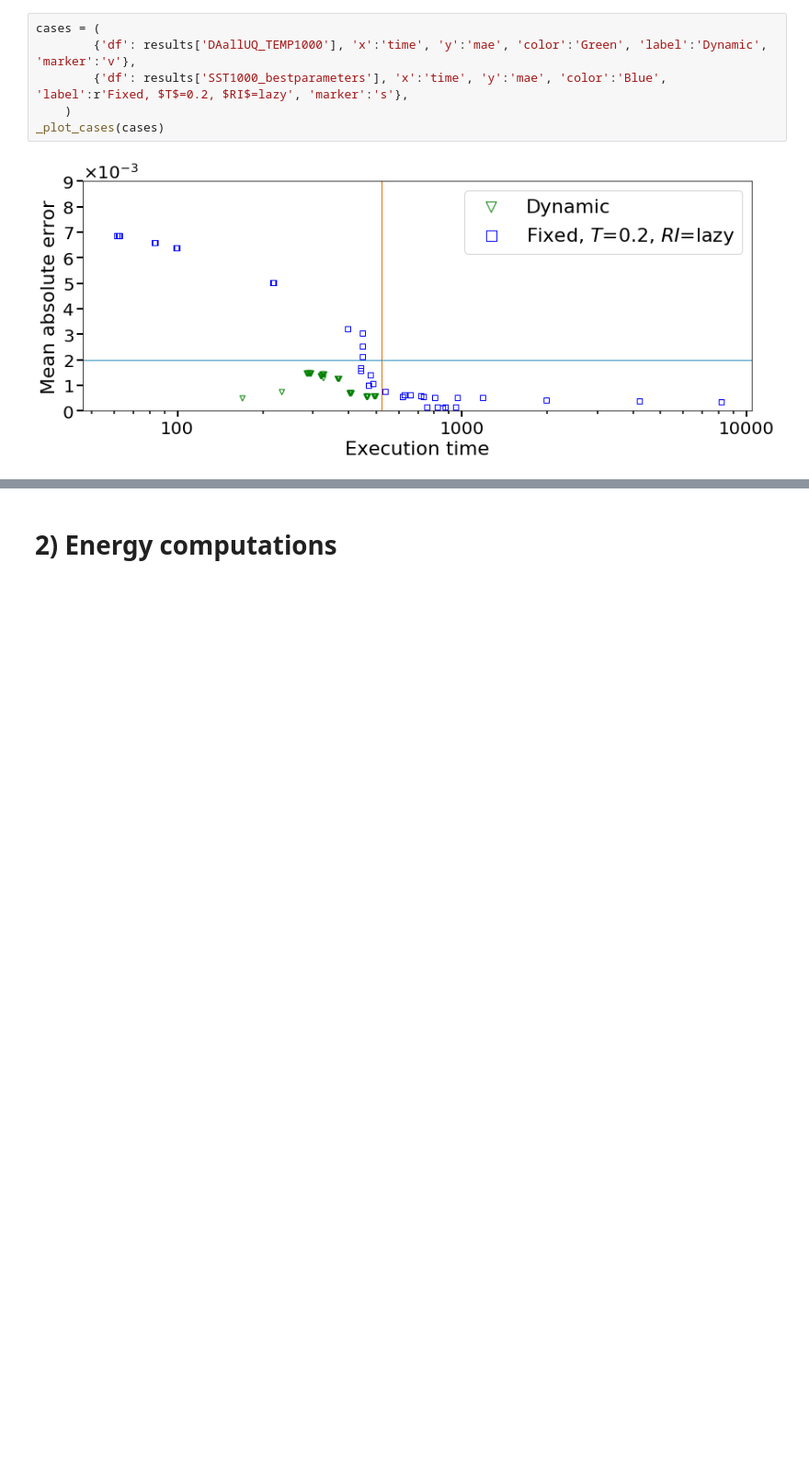
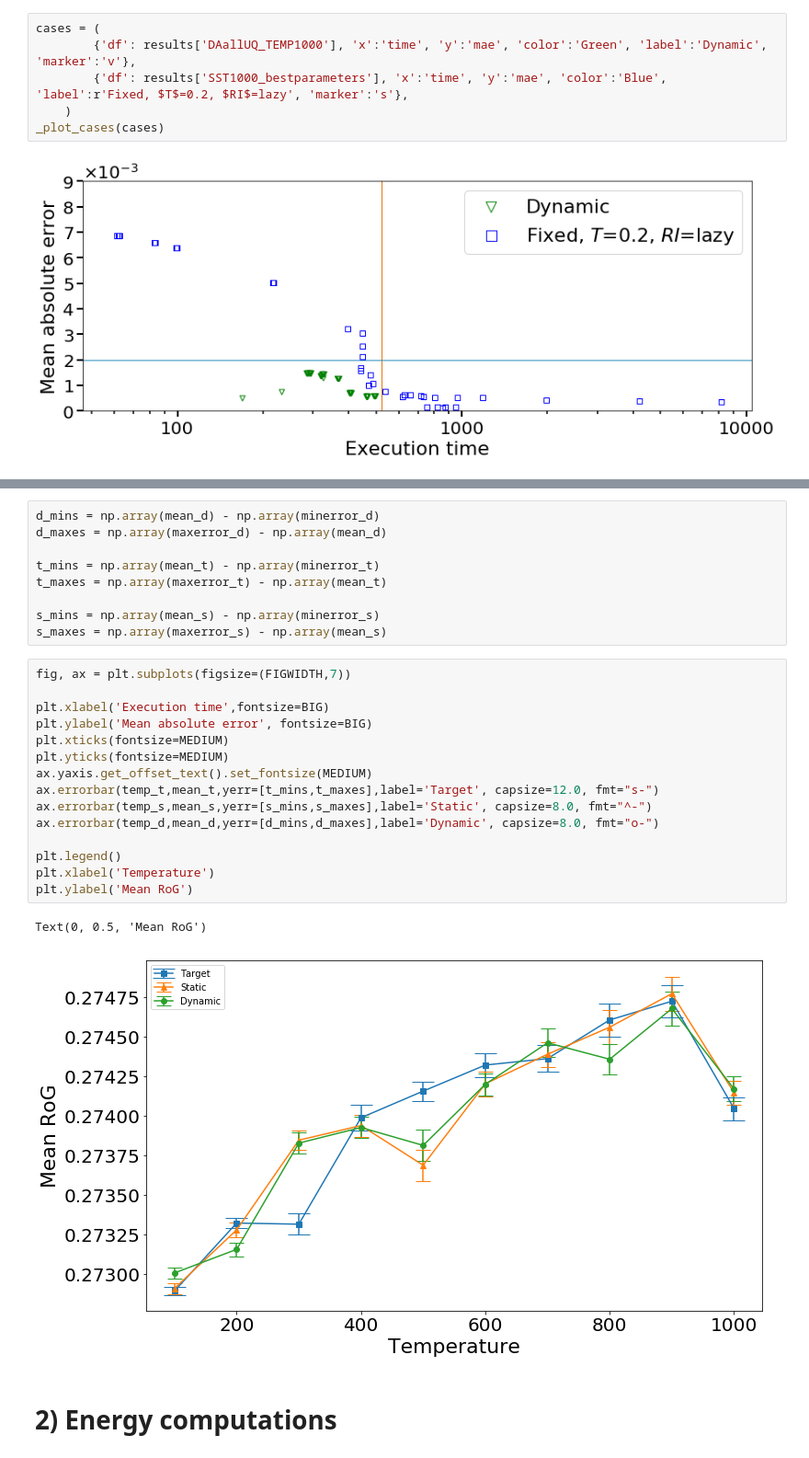
Before and after one commit to YulianaGomez/proxima_analysis, a Jupyter notebook: notebooks/Integrated.ipynb, the cells around one changed output, grey strips where cells are left out. Shown at 92% size. Drawn from its saved outputs; the diff is of its cells as text; blank space fills up the shorter version.

```diff
--- a/notebooks/Integrated.ipynb
+++ b/notebooks/Integrated.ipynb
@@ -458,3 +545,30 @@ _plot_cases(cases)
+# %%
+d_mins = np.array(mean_d) - np.array(minerror_d)
+d_maxes = np.array(maxerror_d) - np.array(mean_d)
+
+t_mins = np.array(mean_t) - np.array(minerror_t)
+t_maxes = np.array(maxerror_t) - np.array(mean_t)
+
+s_mins = np.array(mean_s) - np.array(minerror_s)
+s_maxes = np.array(maxerror_s) - np.array(mean_s)
+# %%
+fig, ax = plt.subplots(figsize=(FIGWIDTH,7))
+
+plt.xlabel('Execution time',fontsize=BIG)
+plt.ylabel('Mean absolute error', fontsize=BIG)
+plt.xticks(fontsize=MEDIUM)
+plt.yticks(fontsize=MEDIUM)
+ax.yaxis.get_offset_text().set_fontsize(MEDIUM)
+ax.errorbar(temp_t,mean_t,yerr=[t_mins,t_maxes],label='Target', capsize=12.0, fmt="s-")
+ax.errorbar(temp_s,mean_s,yerr=[s_mins,s_maxes],label='Static', capsize=8.0, fmt="^-")
+ax.errorbar(temp_d,mean_d,yerr=[d_mins,d_maxes],label='Dynamic', capsize=8.0, fmt="o-")
+
+plt.legend()
+plt.xlabel('Temperature')
+plt.ylabel('Mean RoG')
+# %% [output]
+Text(0, 0.5, 'Mean RoG')
+[figure, added]
 # %% [markdown]
 # 2) Energy computations
 # %%
```
Also changed, not shown: parts of 11 cells of this notebook.
